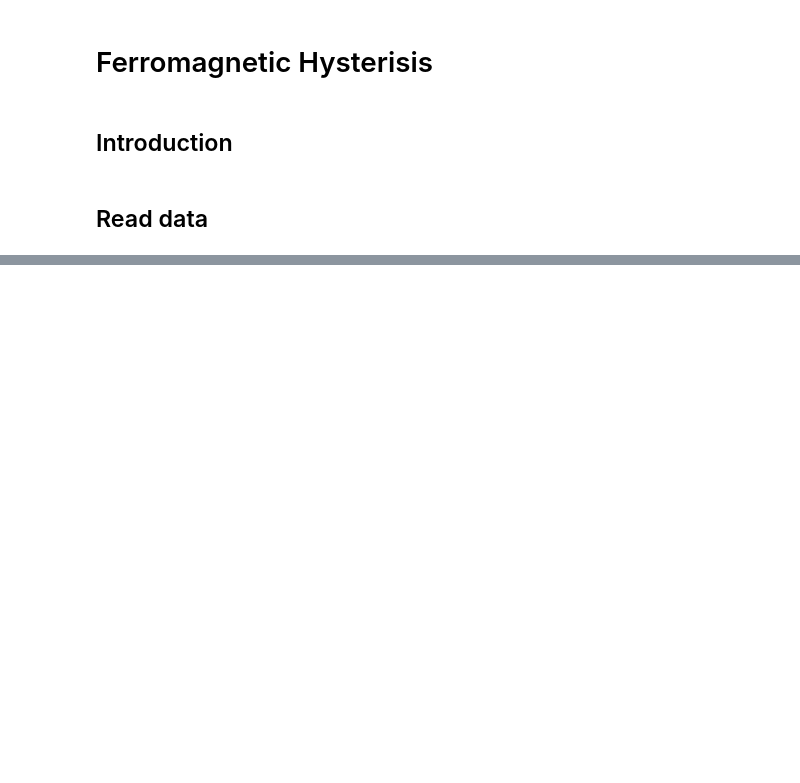
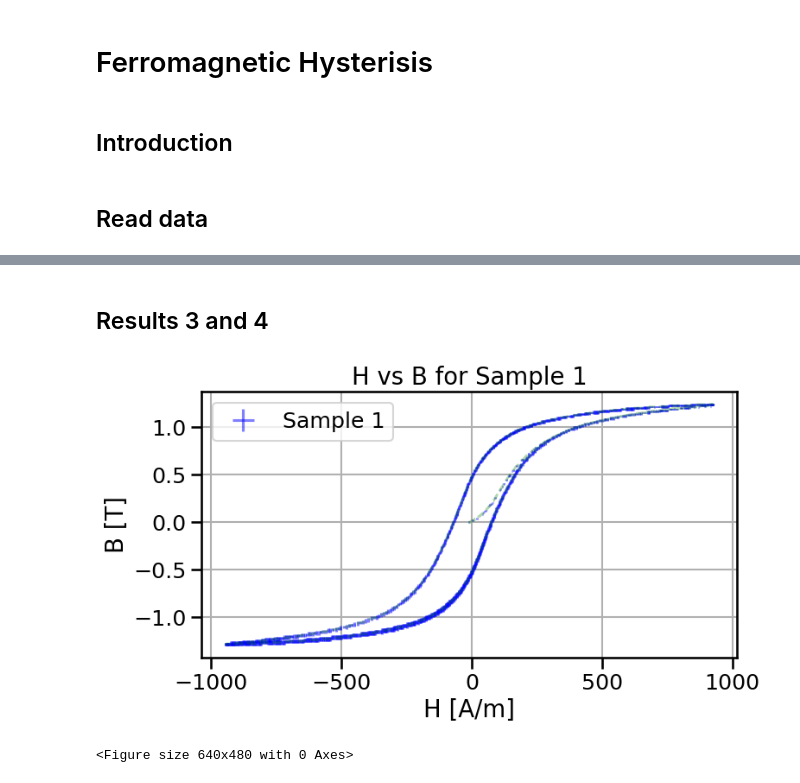
Before and after one commit to MrIsCM/Solid_State_Physics, a Jupyter notebook: Hysteresis/analysis.ipynb, the cells around one changed output, grey strips where cells are left out. Drawn from its saved outputs; the diff is of its cells as text; code cells hidden in the pictures; blank space fills up the shorter version.

```diff
--- a/Hysteresis/analysis.ipynb
+++ b/Hysteresis/analysis.ipynb
@@ -74,0 +84,6 @@ plot_sample(x, y, x_err, y_err, line_params, point_params, save=False, figsize=(
+# %% [markdown]
+## Results 3 and 4
+# %%
+N = 500
+L = 0.44
+S = 0.04*0.04
@@ -74,0 +101,41 @@ plot_sample(x, y, x_err, y_err, line_params, point_params, save=False, figsize=(
+# %%
+# B Calculation
+
+sample1["B"] = sample1["Avg Flux"] / (N*S)
+sample1["B Error"] = sample1["Std Flux"] / (N*S)
+
+sample2["B"] = sample2["Avg Flux"] / (N*S)
+sample2["B Error"] = sample2["Std Flux"] / (N*S)
+
+sample3["B"] = sample3["Avg Flux"] / (N*S)
+sample3["B Error"] = sample3["Std Flux"] / (N*S)
+# %%
+line_params = {
+	"color":"green",
+	"linestyle":"--",
+	"linewidth":2,
+	"alpha":0.3,
+	}
+
+point_params = {
+	"color":"blue",
+	"fmt":"None",
+	"markersize":6,
+	"alpha":0.5,
+	"label":"Sample 1",
+}
+
+sample = sample1
+x = sample["H"]
+x_err = sample["H Error"]
+y = sample["B"]
+y_err = sample["B Error"]
+
+x_label = "H [A/m]"
+y_label = "B [T]"
+title = "H vs B for Sample 1"
+
+plot_sample(x, y, x_err, y_err, line_params, point_params, save=True, save_name="Figures/HvB_sample1", figsize=(8, 4), x_label=x_label, y_label=y_label, title=title)
+# %% [output]
+[figure, added]
+<Figure size 640x480 with 0 Axes>
```
Also changed, not shown: parts of 8 cells of this notebook.
